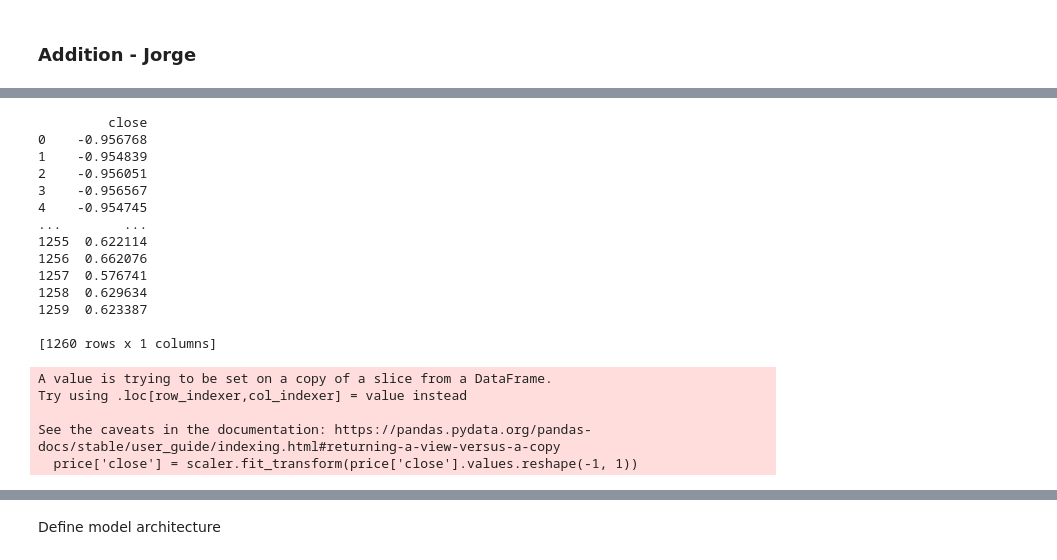
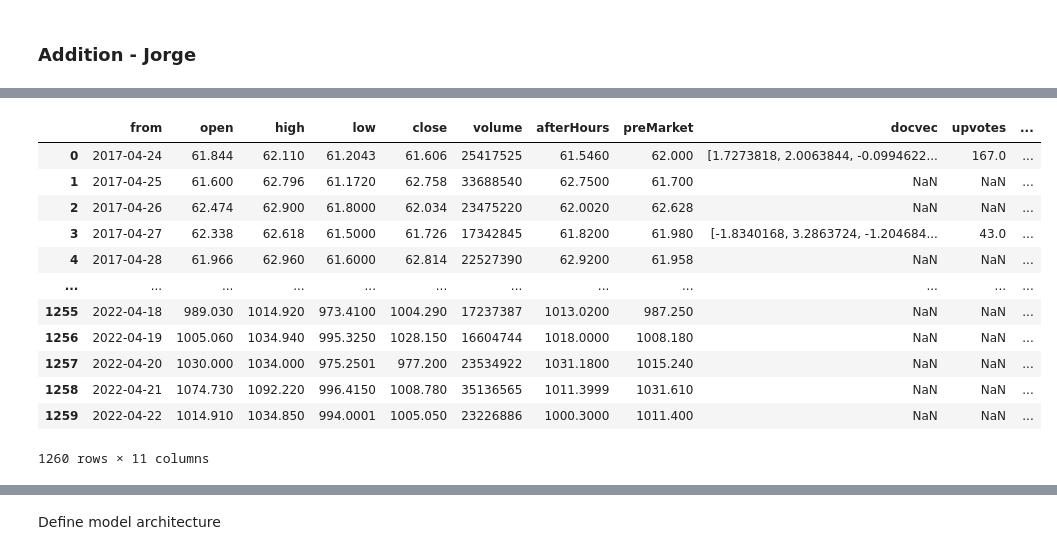
Before and after one commit to eabjab/wsb-sentiment, a Jupyter notebook: rnn.ipynb, the cells around one changed output, grey strips where cells are left out. Drawn from its saved outputs; the diff is of its cells as text; code cells hidden in the pictures.

```diff
--- a/rnn.ipynb
+++ b/rnn.ipynb
@@ -117,2 +116,9 @@ aggregated and vectorized QQQ posts saved to disk
+# %%
+ticker = 'TSLA'
+
+vectorized_posts = pickle.load(open(f'E:/reddit_data/{ticker}_vectorized_posts.p', "rb"))
+daily_upvotes = pickle.load(open(f'E:/reddit_data/{ticker}_daily_upvotes.p', "rb"))
+daily_volume = pickle.load(open(f'E:/reddit_data/{ticker}_daily_volume.p', "rb"))
+prices = pd.read_csv(f'{ticker}_prices.csv')
 # %% [markdown]
 ### Addition - Jorge
@@ -160,25 +125,28 @@ tsla_prices
-# %%
-price = tsla_prices[['close']]
-scaler = MinMaxScaler(feature_range=(-1, 1))
-price['close'] = scaler.fit_transform(price['close'].values.reshape(-1, 1))
-print(price)
-# %% [output]
-         close
-0    -0.956768
-1    -0.954839
-2    -0.956051
-3    -0.956567
-4    -0.954745
-...        ...
-1255  0.622114
-1256  0.662076
-1257  0.576741
-1258  0.629634
-1259  0.623387
-
-[1260 rows x 1 columns]
-A value is trying to be set on a copy of a slice from a DataFrame.
-Try using .loc[row_indexer,col_indexer] = value instead
-
-See the caveats in the documentation: https://pandas.pydata.org/pandas-docs/stable/user_guide/indexing.html#returning-a-view-versus-a-copy
-  price['close'] = scaler.fit_transform(price['close'].values.reshape(-1, 1))
+# %%
+keys_values = vectorized_posts.items()
+posts_string = {key.strftime('%Y-%m-%d'): value for key, value in keys_values}
+prices['docvec'] = prices['from'].map(posts_string)
+
+keys_values = daily_upvotes.items()
+posts_string = {key.strftime('%Y-%m-%d'): value for key, value in keys_values}
+prices['upvotes'] = prices['from'].map(posts_string)
+
+keys_values = daily_volume.items()
+posts_string = {key.strftime('%Y-%m-%d'): value for key, value in keys_values}
+prices['post volume'] = prices['from'].map(posts_string)
+
+prices
+# %% [output]
+|  | from | open | high | low | close | volume | afterHours | preMarket | docvec | upvotes | ... |
+| 0 | 2017-04-24 | 61.844 | 62.110 | 61.2043 | 61.606 | 25417525 | 61.5460 | 62.000 | [1.7273818, 2.0063844, -0.0994622... | 167.0 | ... |
+| 1 | 2017-04-25 | 61.600 | 62.796 | 61.1720 | 62.758 | 33688540 | 62.7500 | 61.700 | NaN | NaN | ... |
+| 2 | 2017-04-26 | 62.474 | 62.900 | 61.8000 | 62.034 | 23475220 | 62.0020 | 62.628 | NaN | NaN | ... |
+| 3 | 2017-04-27 | 62.338 | 62.618 | 61.5000 | 61.726 | 17342845 | 61.8200 | 61.980 | [-1.8340168, 3.2863724, -1.204684... | 43.0 | ... |
+| 4 | 2017-04-28 | 61.966 | 62.960 | 61.6000 | 62.814 | 22527390 | 62.9200 | 61.958 | NaN | NaN | ... |
+| ... | ... | ... | ... | ... | ... | ... | ... | ... | ... | ... | ... |
+| 1255 | 2022-04-18 | 989.030 | 1014.920 | 973.4100 | 1004.290 | 17237387 | 1013.0200 | 987.250 | NaN | NaN | ... |
+| 1256 | 2022-04-19 | 1005.060 | 1034.940 | 995.3250 | 1028.150 | 16604744 | 1018.0000 | 1008.180 | NaN | NaN | ... |
+| 1257 | 2022-04-20 | 1030.000 | 1034.000 | 975.2501 | 977.200 | 23534922 | 1031.1800 | 1015.240 | NaN | NaN | ... |
+| 1258 | 2022-04-21 | 1074.730 | 1092.220 | 996.4150 | 1008.780 | 35136565 | 1011.3999 | 1031.610 | NaN | NaN | ... |
+| 1259 | 2022-04-22 | 1014.910 | 1034.850 | 994.0001 | 1005.050 | 23226886 | 1000.3000 | 1011.400 | NaN | NaN | ... |
+1260 rows × 11 columns
```
Also changed, not shown: parts of 19 cells of this notebook, 2 other files.
